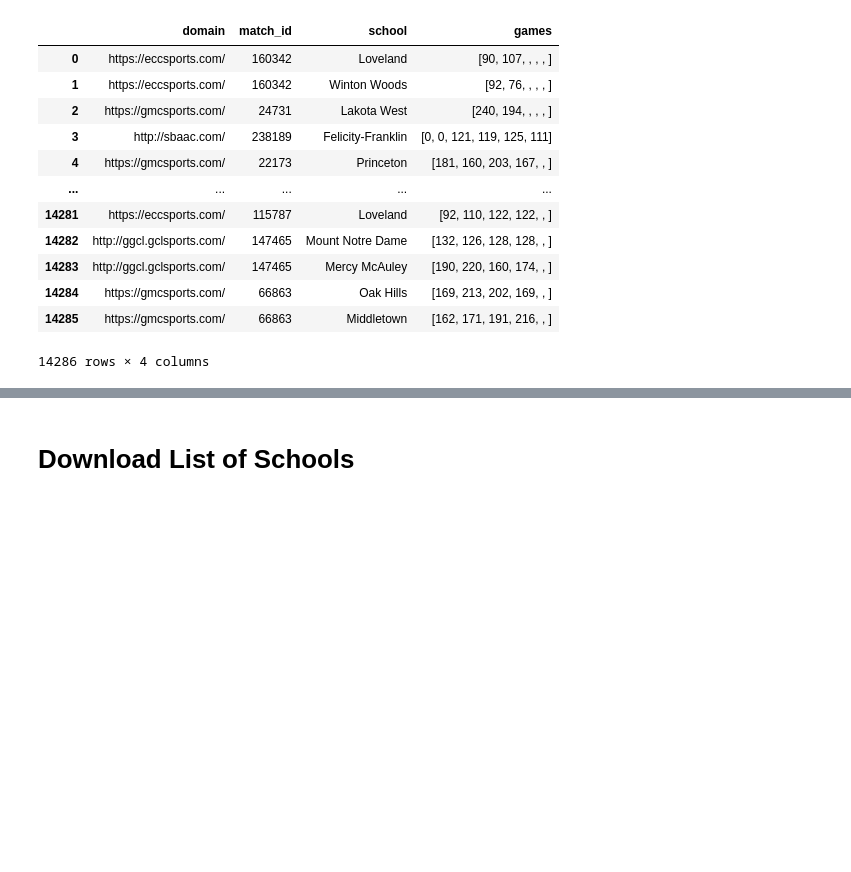
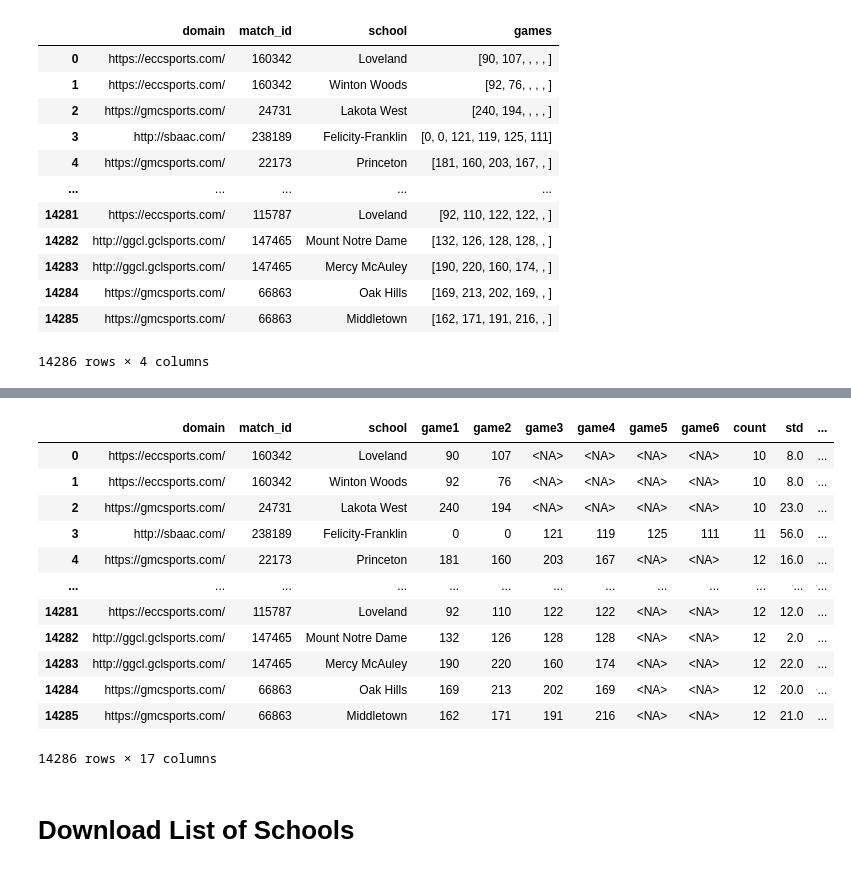
Before and after one commit to jgroeschen/Cinci-HS-Bowling-Stats, a Jupyter notebook: data_gathering/bowling_stats.ipynb, the cells around one changed output, grey strips where cells are left out. Drawn from its saved outputs; the diff is of its cells as text; code cells hidden in the pictures; blank space fills up the shorter version.

```diff
--- a/data_gathering/bowling_stats.ipynb
+++ b/data_gathering/bowling_stats.ipynb
@@ -140,0 +190,18 @@ df_baker_games
+# %%
+df_baker_gamestats_split = pd.concat([df_baker_games, df_baker_games_split], axis=1)
+df_baker_gamestats_split = df_baker_gamestats_split.drop('games', axis=1)
+df_baker_gamestats_split
+# %% [output]
+|  | domain | match_id | school | game1 | game2 | game3 | game4 | game5 | game6 | count | std | ... |
+| 0 | https://eccsports.com/ | 160342 | Loveland | 90 | 107 | <NA> | <NA> | <NA> | <NA> | 10 | 8.0 | ... |
+| 1 | https://eccsports.com/ | 160342 | Winton Woods | 92 | 76 | <NA> | <NA> | <NA> | <NA> | 10 | 8.0 | ... |
+| 2 | https://gmcsports.com/ | 24731 | Lakota West | 240 | 194 | <NA> | <NA> | <NA> | <NA> | 10 | 23.0 | ... |
+| 3 | http://sbaac.com/ | 238189 | Felicity-Franklin | 0 | 0 | 121 | 119 | 125 | 111 | 11 | 56.0 | ... |
+| 4 | https://gmcsports.com/ | 22173 | Princeton | 181 | 160 | 203 | 167 | <NA> | <NA> | 12 | 16.0 | ... |
+| ... | ... | ... | ... | ... | ... | ... | ... | ... | ... | ... | ... | ... |
+| 14281 | https://eccsports.com/ | 115787 | Loveland | 92 | 110 | 122 | 122 | <NA> | <NA> | 12 | 12.0 | ... |
+| 14282 | http://ggcl.gclsports.com/ | 147465 | Mount Notre Dame | 132 | 126 | 128 | 128 | <NA> | <NA> | 12 | 2.0 | ... |
+| 14283 | http://ggcl.gclsports.com/ | 147465 | Mercy McAuley | 190 | 220 | 160 | 174 | <NA> | <NA> | 12 | 22.0 | ... |
+| 14284 | https://gmcsports.com/ | 66863 | Oak Hills | 169 | 213 | 202 | 169 | <NA> | <NA> | 12 | 20.0 | ... |
+| 14285 | https://gmcsports.com/ | 66863 | Middletown | 162 | 171 | 191 | 216 | <NA> | <NA> | 12 | 21.0 | ... |
+14286 rows × 17 columns
```
Also changed, not shown: parts of 12 cells of this notebook.
